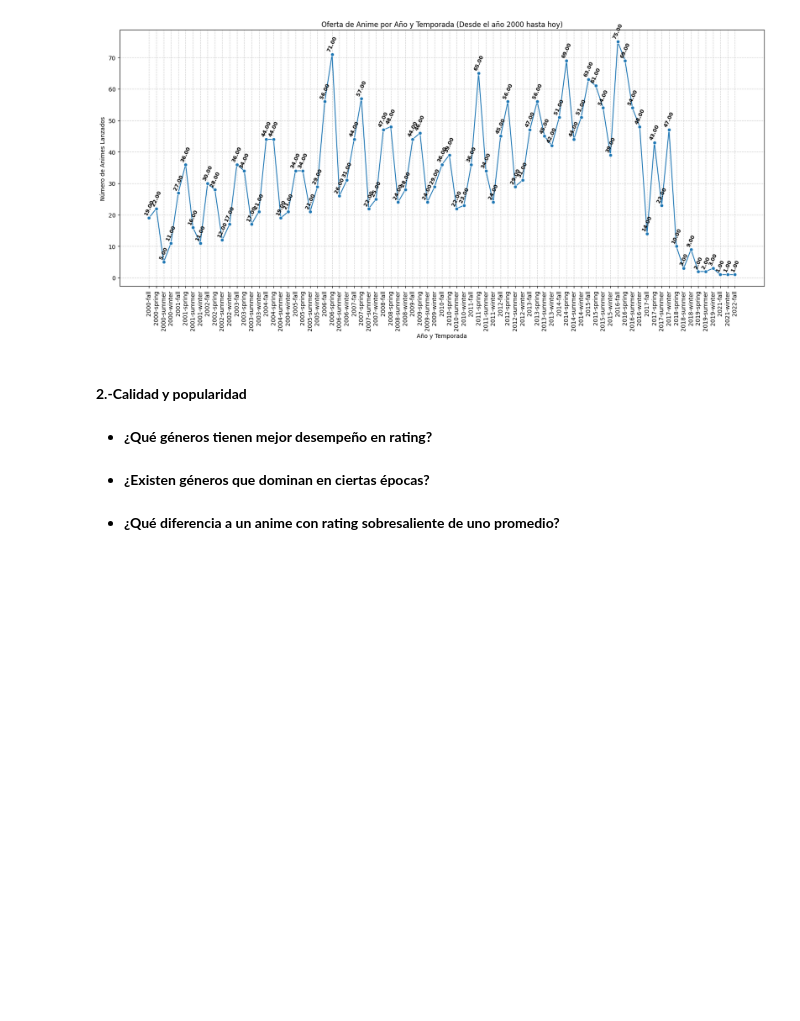
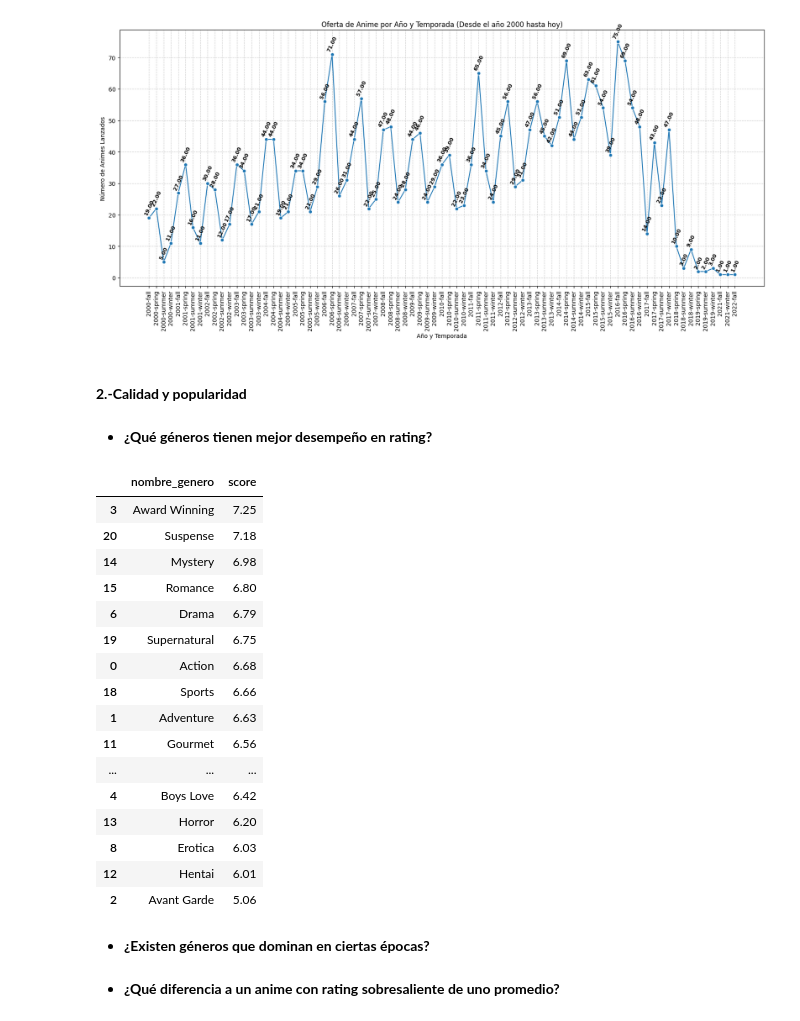
Before and after one commit to SaitoM17/anime_analisis, a Jupyter notebook: notebooks/anime.ipynb, the cells around one changed output. Drawn from its saved outputs; the diff is of its cells as text; code cells hidden in the pictures; blank space fills up the shorter version.

Commit message:
feat: Obtención de df generos con promedio de score

```diff
--- a/notebooks/anime.ipynb
+++ b/notebooks/anime.ipynb
@@ -163,6 +163,36 @@ plt.show()
 #### **2.-Calidad y popularidad**
 # %% [markdown]
 * **¿Qué géneros tienen mejor desempeño en rating?**
+# %%
+# Unir las tablas
+df_merge = pd.merge(dic_df['Animes'], dic_df['Popularidad'].query('score < 9999'), on='mal_id', how='inner')
+anime_populari_anime_generos = pd.merge(df_merge, dic_df['Anime_Generos'], on='mal_id', how='inner')
+anime_populari_anime_generos_generos = pd.merge(anime_populari_anime_generos, dic_df['Generos'], on='genero_id', how='inner')
+
+# Agrupar los datos
+genero_ranting = anime_populari_anime_generos_generos.groupby('nombre_genero')['score'].mean().reset_index()
+genero_ranting['score'] = genero_ranting['score'].round(2)
+
+genero_ranting = genero_ranting.sort_values(by='score', ascending=False)
+genero_ranting
+# %% [output]
+|  | nombre_genero | score |
+| 3 | Award Winning | 7.25 |
+| 20 | Suspense | 7.18 |
+| 14 | Mystery | 6.98 |
+| 15 | Romance | 6.80 |
+| 6 | Drama | 6.79 |
+| 19 | Supernatural | 6.75 |
+| 0 | Action | 6.68 |
+| 18 | Sports | 6.66 |
+| 1 | Adventure | 6.63 |
+| 11 | Gourmet | 6.56 |
+| ... | ... | ... |
+| 4 | Boys Love | 6.42 |
+| 13 | Horror | 6.20 |
+| 8 | Erotica | 6.03 |
+| 12 | Hentai | 6.01 |
+| 2 | Avant Garde | 5.06 |
 # %% [markdown]
 * **¿Existen géneros que dominan en ciertas épocas?**
 # %% [markdown]
```
